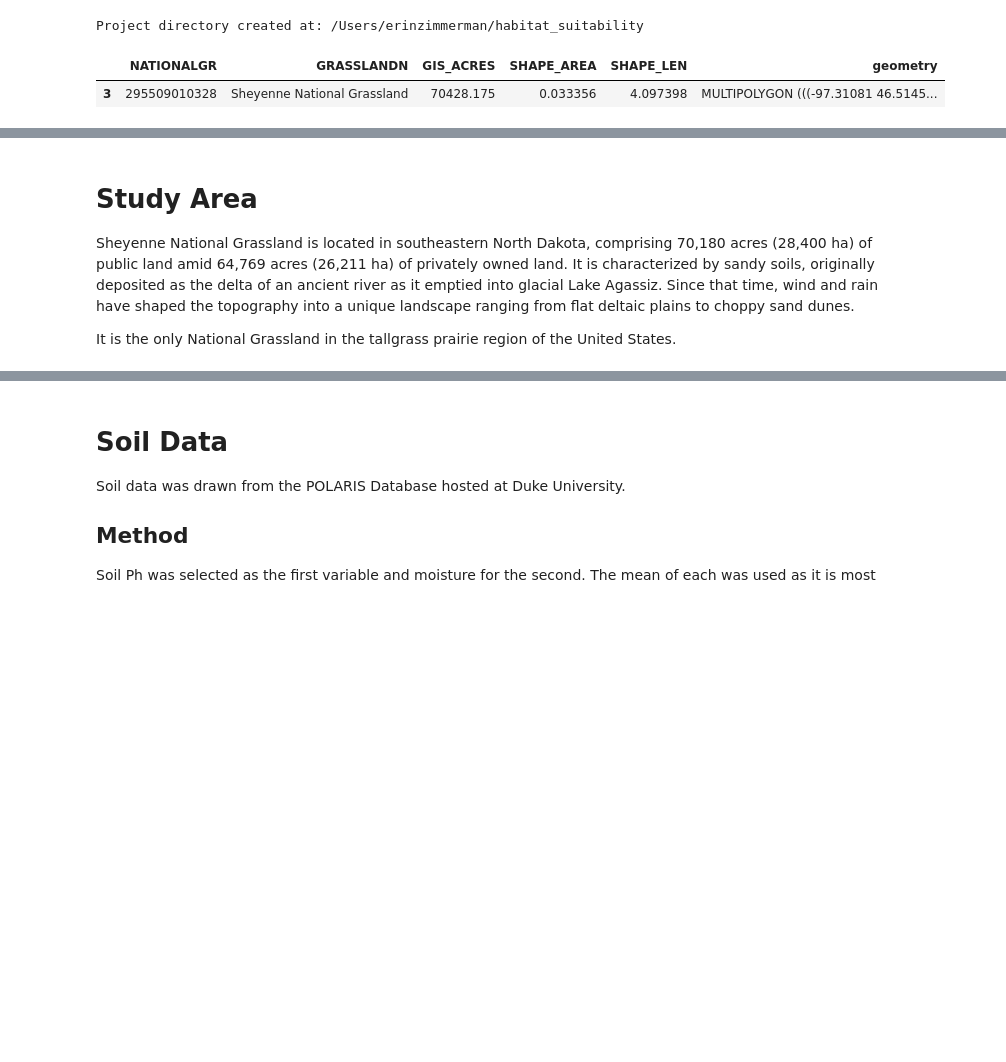
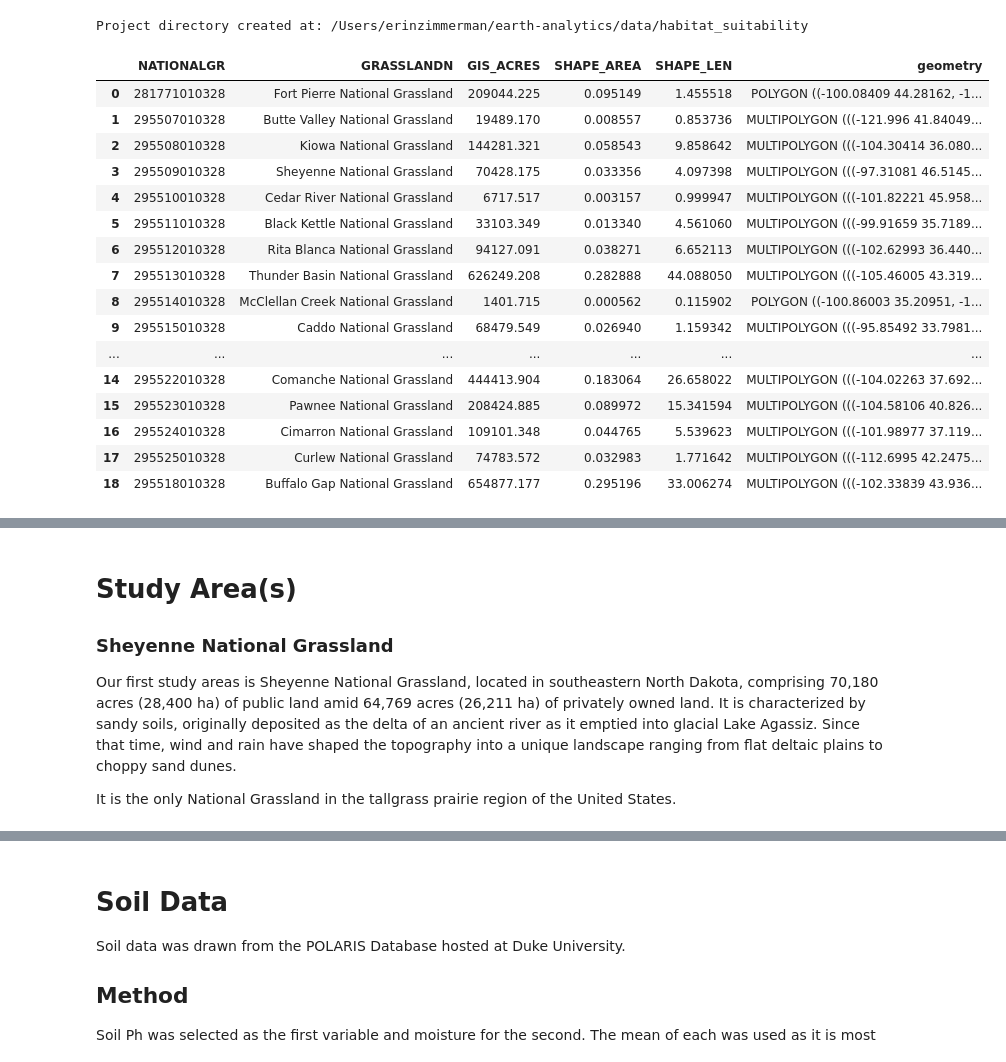
Before and after one commit to ZimmZone/habitat-suitability, a Jupyter notebook: habitat_suitability.ipynb, the cells around one changed output, grey strips where cells are left out. Saved outputs shown, nothing was run; the diff lists cells and outputs as text; code cells hidden in the pictures; blank space fills up the shorter version.

```diff
--- a/habitat_suitability.ipynb
+++ b/habitat_suitability.ipynb
@@ -44,7 +50,12 @@ Reference: https://www.wildflower.org/plants/result.php?id_plant=SONU2
 home_folder = os.path.expanduser("~")
 
 # Step 2: Define the project directory within the home folder
-project_dir = os.path.join(home_folder, 'habitat_suitability' )
+project_dir = os.path.join(
+    pathlib.Path.home(),
+    'earth-analytics',
+    'data',
+    'habitat_suitability',
+)
 
 # Step 3: Create the project directory if it doesn't already exist
 os.makedirs(project_dir, exist_ok=True)
@@ -54,5 +65,5 @@ print(f"Project directory created at: {project_dir}")
 
 os.makedirs(project_dir, exist_ok=True)
 # %% [output]
-Project directory created at: /Users/erinzimmerman/habitat_suitability
+Project directory created at: /Users/erinzimmerman/earth-analytics/data/habitat_suitability
 # %%
@@ -85,10 +91,25 @@ if not os.path.exists(habitat_path):
 # Load from file
 habitat_gdf = gpd.read_file(habitat_path)
 # %%
-habitat_gdf.head(10)
+habitat_gdf.head(19)
 # %% [output]
 |  | NATIONALGR | GRASSLANDN | GIS_ACRES | SHAPE_AREA | SHAPE_LEN | geometry |
+| 0 | 281771010328 | Fort Pierre National Grassland | 209044.225 | 0.095149 | 1.455518 | POLYGON ((-100.08409 44.28162, -1... |
+| 1 | 295507010328 | Butte Valley National Grassland | 19489.170 | 0.008557 | 0.853736 | MULTIPOLYGON (((-121.996 41.84049... |
+| 2 | 295508010328 | Kiowa National Grassland | 144281.321 | 0.058543 | 9.858642 | MULTIPOLYGON (((-104.30414 36.080... |
 | 3 | 295509010328 | Sheyenne National Grassland | 70428.175 | 0.033356 | 4.097398 | MULTIPOLYGON (((-97.31081 46.5145... |
+| 4 | 295510010328 | Cedar River National Grassland | 6717.517 | 0.003157 | 0.999947 | MULTIPOLYGON (((-101.82221 45.958... |
+| 5 | 295511010328 | Black Kettle National Grassland | 33103.349 | 0.013340 | 4.561060 | MULTIPOLYGON (((-99.91659 35.7189... |
+| 6 | 295512010328 | Rita Blanca National Grassland | 94127.091 | 0.038271 | 6.652113 | MULTIPOLYGON (((-102.62993 36.440... |
+| 7 | 295513010328 | Thunder Basin National Grassland | 626249.208 | 0.282888 | 44.088050 | MULTIPOLYGON (((-105.46005 43.319... |
+| 8 | 295514010328 | McClellan Creek National Grassland | 1401.715 | 0.000562 | 0.115902 | POLYGON ((-100.86003 35.20951, -1... |
+| 9 | 295515010328 | Caddo National Grassland | 68479.549 | 0.026940 | 1.159342 | MULTIPOLYGON (((-95.85492 33.7981... |
+| ... | ... | ... | ... | ... | ... | ... |
+| 14 | 295522010328 | Comanche National Grassland | 444413.904 | 0.183064 | 26.658022 | MULTIPOLYGON (((-104.02263 37.692... |
+| 15 | 295523010328 | Pawnee National Grassland | 208424.885 | 0.089972 | 15.341594 | MULTIPOLYGON (((-104.58106 40.826... |
+| 16 | 295524010328 | Cimarron National Grassland | 109101.348 | 0.044765 | 5.539623 | MULTIPOLYGON (((-101.98977 37.119... |
+| 17 | 295525010328 | Curlew National Grassland | 74783.572 | 0.032983 | 1.771642 | MULTIPOLYGON (((-112.6995 42.2475... |
+| 18 | 295518010328 | Buffalo Gap National Grassland | 654877.177 | 0.295196 | 33.006274 | MULTIPOLYGON (((-102.33839 43.936... |
 # %% [markdown]
 # A Note on the Data
 A [National Grassland unit](https://data.fs.usda.gov/geodata/edw/edw_resources/shp/S_USA.NationalGrassland.zip) designated by the Secretary of Agriculture and permanently held by the Department of Agriculture under Title III of the Bankhead-Jones Farm Tenant Act.
@@ -95,7 +117,9 @@ A [National Grassland unit](https://data.fs.usda.gov/geodata/edw/edw_resources/s
 This data is intended for read-only use. These data were prepared to describe Forest Service administrative area boundaries. The purpose of the data is to provide display, identification, and analysis tools for determining current boundary information for Forest Service managers, GIS Specialists, and others.
 # %% [markdown]
-# Study Area
+# Study Area(s)
 
-Sheyenne National Grassland is located in southeastern North Dakota, comprising 70,180 acres (28,400 ha) of public land amid 64,769 acres (26,211 ha) of privately owned land.  It is characterized by sandy soils, originally deposited as the delta of an ancient river as it emptied into glacial Lake Agassiz.  Since that time, wind and rain have shaped the topography into a unique landscape ranging from flat deltaic plains to choppy sand dunes.
+### Sheyenne National Grassland
+
+Our first study areas is Sheyenne National Grassland, located in southeastern North Dakota, comprising 70,180 acres (28,400 ha) of public land amid 64,769 acres (26,211 ha) of privately owned land. It is characterized by sandy soils, originally deposited as the delta of an ancient river as it emptied into glacial Lake Agassiz. Since that time, wind and rain have shaped the topography into a unique landscape ranging from flat deltaic plains to choppy sand dunes.
 
 It is the only National Grassland in the tallgrass prairie region of the United States.
```
Also changed, not shown: parts of 25 cells of this notebook.
